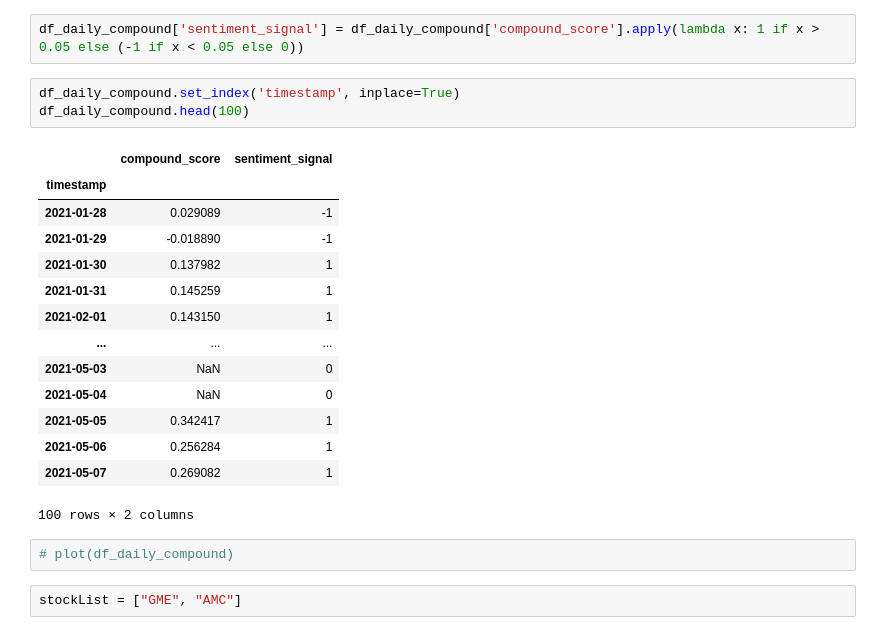
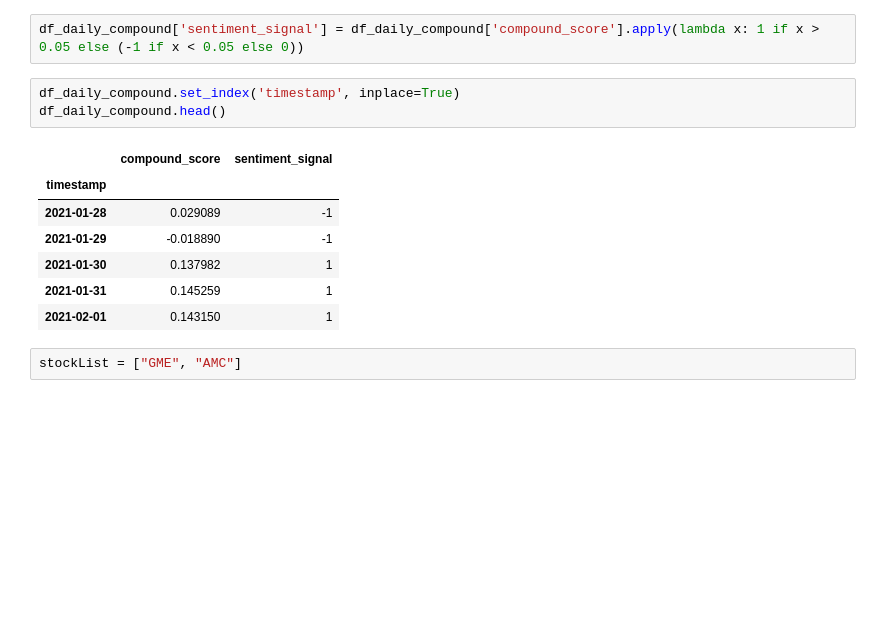
Before and after one commit to AmiraliLalehpour/MMAI-823-Final-Project, a Jupyter notebook: Amir/temp.ipynb, the cells around one changed output. Cells and saved outputs as stored; diff of their text form; blank space fills up the shorter version.

```diff
--- a/Amir/temp.ipynb
+++ b/Amir/temp.ipynb
@@ -61,24 +61,15 @@ df_daily_compound = df_sorted_sentiment.groupby(pd.Grouper(key='timestamp', freq
 df_daily_compound['sentiment_signal'] = df_daily_compound['compound_score'].apply(lambda x: 1 if x > 0.05 else (-1 if x < 0.05 else 0))
 # %%
 df_daily_compound.set_index('timestamp', inplace=True)
-df_daily_compound.head(100)
+df_daily_compound.head()
 # %% [output]
 |  | compound_score | sentiment_signal |
 | timestamp |  |  |
 | 2021-01-28 | 0.029089 | -1 |
 | 2021-01-29 | -0.018890 | -1 |
 | 2021-01-30 | 0.137982 | 1 |
 | 2021-01-31 | 0.145259 | 1 |
 | 2021-02-01 | 0.143150 | 1 |
-| ... | ... | ... |
-| 2021-05-03 | NaN | 0 |
-| 2021-05-04 | NaN | 0 |
-| 2021-05-05 | 0.342417 | 1 |
-| 2021-05-06 | 0.256284 | 1 |
-| 2021-05-07 | 0.269082 | 1 |
-100 rows × 2 columns
-# %%
-# plot(df_daily_compound)
 # %%
 stockList = ["GME", "AMC"]
 # %%
```
Also changed, not shown: parts of 8 cells of this notebook.
